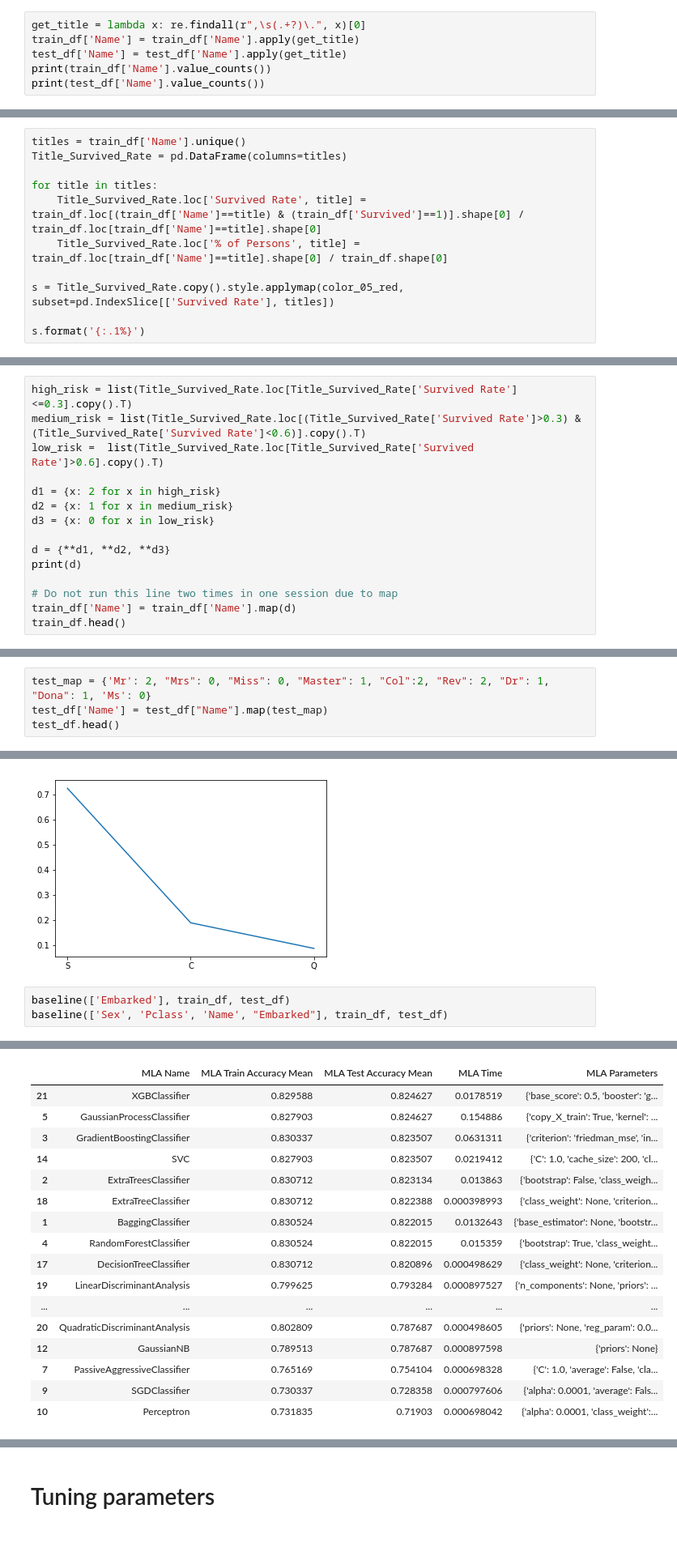
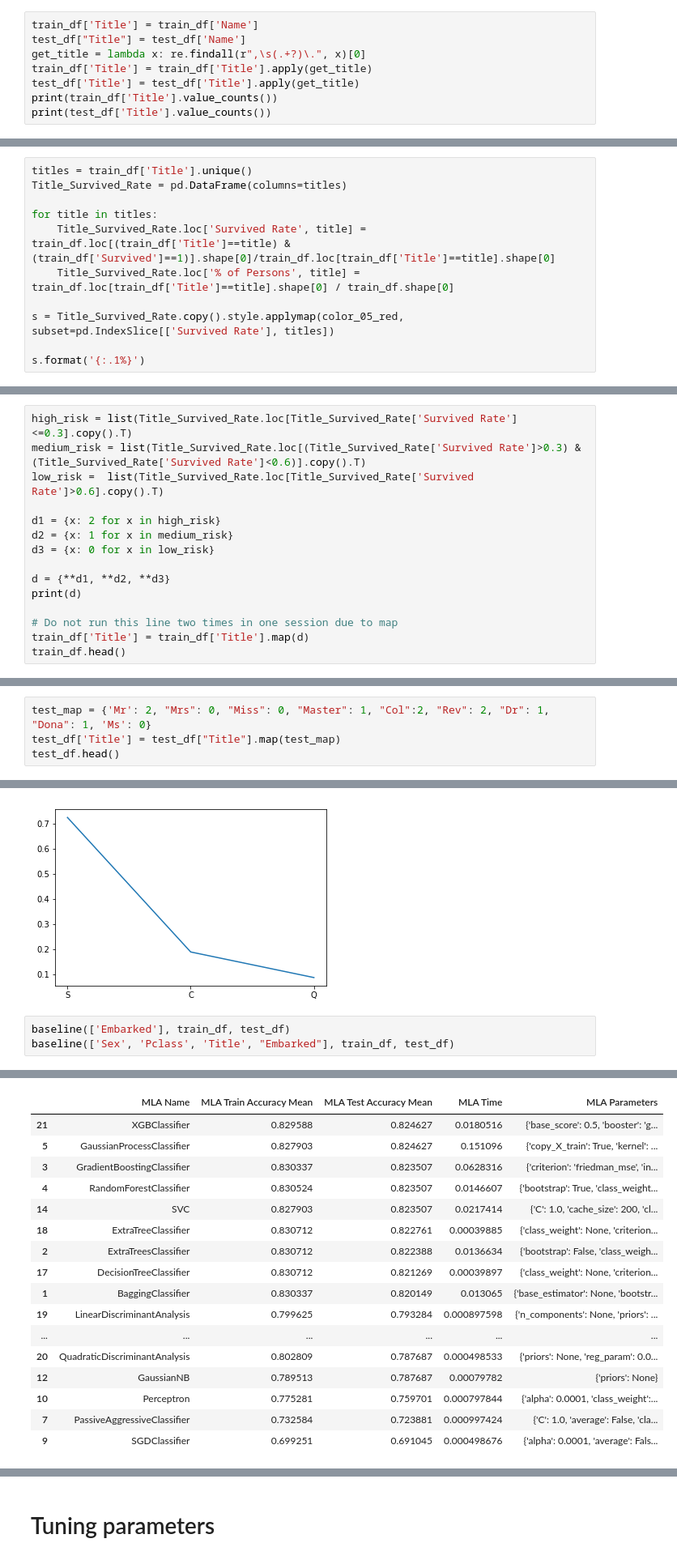
Before and after one commit to honorinli151/CoursML, a Jupyter notebook: assignment2/code.ipynb, the cells around one changed output, grey strips where cells are left out. Shown at 81% size. Cells and saved outputs as stored; diff of their text form.

```diff
--- a/assignment2/code.ipynb
+++ b/assignment2/code.ipynb
@@ -414,11 +467,13 @@ Model Cross Validation Accuracies with feature Sex+Age+Pclass
 # %% [markdown]
 ## Social Status
 # %%
+train_df['Title'] = train_df['Name']
+test_df["Title"] = test_df['Name']
 get_title = lambda x: re.findall(r",\s(.+?)\.", x)[0]
-train_df['Name'] = train_df['Name'].apply(get_title)
-test_df['Name'] = test_df['Name'].apply(get_title)
-print(train_df['Name'].value_counts())
-print(test_df['Name'].value_counts())
+train_df['Title'] = train_df['Title'].apply(get_title)
+test_df['Title'] = test_df['Title'].apply(get_title)
+print(train_df['Title'].value_counts())
+print(test_df['Title'].value_counts())
 # %% [output]
 Mr              517
 Miss            182
@@ -440,12 +495,12 @@ Name: Name, dtype: int64
 # %% [markdown]
 ### Differences between social status
 # %%
-titles = train_df['Name'].unique()
+titles = train_df['Title'].unique()
 Title_Survived_Rate = pd.DataFrame(columns=titles)
 
 for title in titles:
-    Title_Survived_Rate.loc['Survived Rate', title] = train_df.loc[(train_df['Name']==title) & (train_df['Survived']==1)].shape[0] / train_df.loc[train_df['Name']==title].shape[0]
-    Title_Survived_Rate.loc['% of Persons', title] = train_df.loc[train_df['Name']==title].shape[0] / train_df.shape[0]
+    Title_Survived_Rate.loc['Survived Rate', title] = train_df.loc[(train_df['Title']==title) & (train_df['Survived']==1)].shape[0]/train_df.loc[train_df['Title']==title].shape[0]
+    Title_Survived_Rate.loc['% of Persons', title] = train_df.loc[train_df['Title']==title].shape[0] / train_df.shape[0]
 
 s = Title_Survived_Rate.copy().style.applymap(color_05_red, subset=pd.IndexSlice[['Survived Rate'], titles])
 
@@ -469,7 +524,7 @@ d = {**d1, **d2, **d3}
 print(d)
 
 # Do not run this line two times in one session due to map
-train_df['Name'] = train_df['Name'].map(d)
+train_df['Title'] = train_df['Title'].map(d)
 train_df.head()
 # %% [output]
 {'Mr': 2, 'Don': 2, 'Rev': 2, 'Capt': 2, 'Jonkheer': 2, 'Master': 1, 'Dr': 1, 'Major': 1, 'Col': 1, 'Mrs': 0, 'Miss': 0, 'Mme': 0, 'Ms': 0, 'Lady': 0, 'Sir': 0, 'Mlle': 0, 'the Countess': 0}
@@ -482,6 +537,6 @@ train_df.head()
 # %%
 test_map = {'Mr': 2, "Mrs": 0, "Miss": 0, "Master": 1, "Col":2, "Rev": 2, "Dr": 1, "Dona": 1, 'Ms': 0}
-test_df['Name'] = test_df["Name"].map(test_map)
+test_df['Title'] = test_df["Title"].map(test_map)
 test_df.head()
 # %% [output]
 |  | PassengerId | Pclass | Name | Sex | Age | SibSp | Parch | Ticket | Fare | Cabin | ... |
@@ -541,7 +596,7 @@ plt.plot(['S', 'C', 'Q'], Embarked_Survived_Rate)
 [figure]
 # %%
 baseline(['Embarked'], train_df, test_df)
-baseline(['Sex', 'Pclass', 'Name', "Embarked"], train_df, test_df)
+baseline(['Sex', 'Pclass', 'Title', "Embarked"], train_df, test_df)
 # %% [output]
 Model Cross Validation Accuracies with feature Embarked
 |  | MLA Name | MLA Train Accuracy Mean | MLA Test Accuracy Mean | MLA Time | MLA Parameters |
@@ -565,17 +620,17 @@ Model Cross Validation Accuracies with feature Sex+Pclass+Name+Embarked
 |  | MLA Name | MLA Train Accuracy Mean | MLA Test Accuracy Mean | MLA Time | MLA Parameters |
-| 21 | XGBClassifier | 0.829588 | 0.824627 | 0.0178519 | {'base_score': 0.5, 'booster': 'g... |
-| 5 | GaussianProcessClassifier | 0.827903 | 0.824627 | 0.154886 | {'copy_X_train': True, 'kernel': ... |
-| 3 | GradientBoostingClassifier | 0.830337 | 0.823507 | 0.0631311 | {'criterion': 'friedman_mse', 'in... |
-| 14 | SVC | 0.827903 | 0.823507 | 0.0219412 | {'C': 1.0, 'cache_size': 200, 'cl... |
-| 2 | ExtraTreesClassifier | 0.830712 | 0.823134 | 0.013863 | {'bootstrap': False, 'class_weigh... |
-| 18 | ExtraTreeClassifier | 0.830712 | 0.822388 | 0.000398993 | {'class_weight': None, 'criterion... |
-| 1 | BaggingClassifier | 0.830524 | 0.822015 | 0.0132643 | {'base_estimator': None, 'bootstr... |
-| 4 | RandomForestClassifier | 0.830524 | 0.822015 | 0.015359 | {'bootstrap': True, 'class_weight... |
-| 17 | DecisionTreeClassifier | 0.830712 | 0.820896 | 0.000498629 | {'class_weight': None, 'criterion... |
-| 19 | LinearDiscriminantAnalysis | 0.799625 | 0.793284 | 0.000897527 | {'n_components': None, 'priors': ... |
+| 21 | XGBClassifier | 0.829588 | 0.824627 | 0.0180516 | {'base_score': 0.5, 'booster': 'g... |
+| 5 | GaussianProcessClassifier | 0.827903 | 0.824627 | 0.151096 | {'copy_X_train': True, 'kernel': ... |
+| 3 | GradientBoostingClassifier | 0.830337 | 0.823507 | 0.0628316 | {'criterion': 'friedman_mse', 'in... |
+| 4 | RandomForestClassifier | 0.830524 | 0.823507 | 0.0146607 | {'bootstrap': True, 'class_weight... |
+| 14 | SVC | 0.827903 | 0.823507 | 0.0217414 | {'C': 1.0, 'cache_size': 200, 'cl... |
+| 18 | ExtraTreeClassifier | 0.830712 | 0.822761 | 0.00039885 | {'class_weight': None, 'criterion... |
+| 2 | ExtraTreesClassifier | 0.830712 | 0.822388 | 0.0136634 | {'bootstrap': False, 'class_weigh... |
+| 17 | DecisionTreeClassifier | 0.830712 | 0.821269 | 0.00039897 | {'class_weight': None, 'criterion... |
+| 1 | BaggingClassifier | 0.830337 | 0.820149 | 0.013065 | {'base_estimator': None, 'bootstr... |
+| 19 | LinearDiscriminantAnalysis | 0.799625 | 0.793284 | 0.000897598 | {'n_components': None, 'priors': ... |
 | ... | ... | ... | ... | ... | ... |
-| 20 | QuadraticDiscriminantAnalysis | 0.802809 | 0.787687 | 0.000498605 | {'priors': None, 'reg_param': 0.0... |
-| 12 | GaussianNB | 0.789513 | 0.787687 | 0.000897598 | {'priors': None} |
-| 7 | PassiveAggressiveClassifier | 0.765169 | 0.754104 | 0.000698328 | {'C': 1.0, 'average': False, 'cla... |
-| 9 | SGDClassifier | 0.730337 | 0.728358 | 0.000797606 | {'alpha': 0.0001, 'average': Fals... |
-| 10 | Perceptron | 0.731835 | 0.71903 | 0.000698042 | {'alpha': 0.0001, 'class_weight':... |
+| 20 | QuadraticDiscriminantAnalysis | 0.802809 | 0.787687 | 0.000498533 | {'priors': None, 'reg_param': 0.0... |
+| 12 | GaussianNB | 0.789513 | 0.787687 | 0.00079782 | {'priors': None} |
+| 10 | Perceptron | 0.775281 | 0.759701 | 0.000797844 | {'alpha': 0.0001, 'class_weight':... |
+| 7 | PassiveAggressiveClassifier | 0.732584 | 0.723881 | 0.000997424 | {'C': 1.0, 'average': False, 'cla... |
+| 9 | SGDClassifier | 0.699251 | 0.691045 | 0.000498676 | {'alpha': 0.0001, 'average': Fals... |
```
Also changed, not shown: parts of 35 cells of this notebook, 8 other files.
